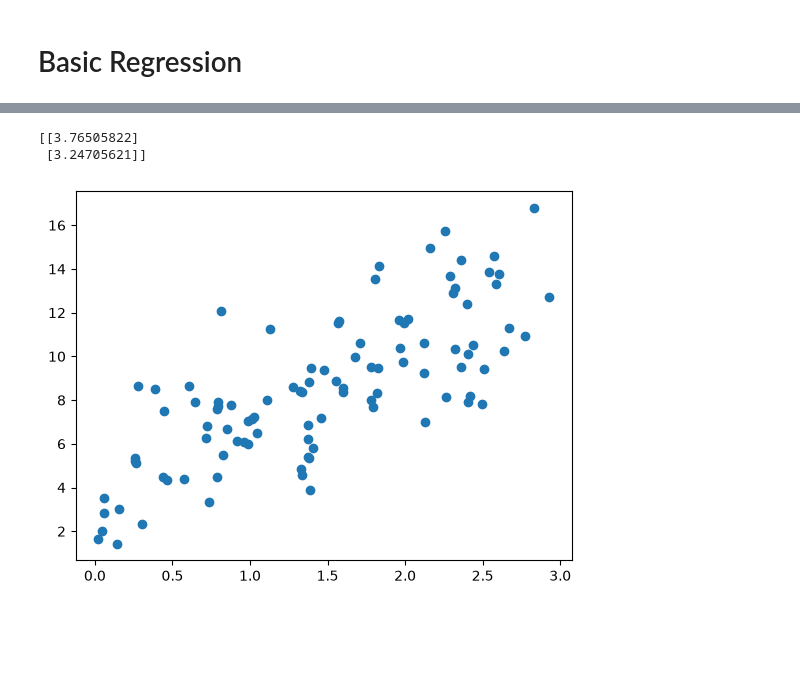
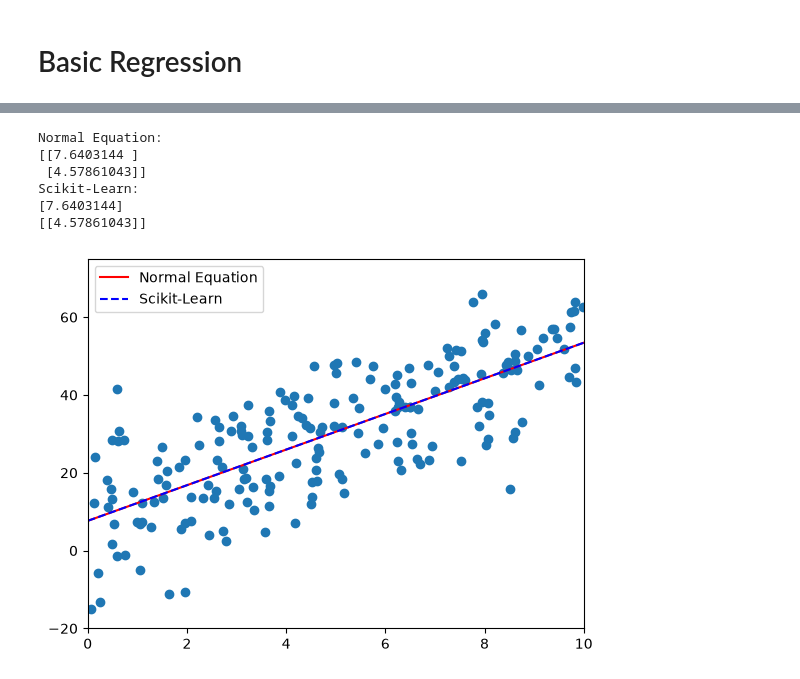
Before and after one commit to Raymon-Watson/Machine-Learning--Notes, a Jupyter notebook: ML-Notes/Basic_Regression.ipynb, the cells around one changed output, grey strips where cells are left out. Cells and saved outputs as stored; diff of their text form; code cells hidden in the pictures; blank space fills up the shorter version.

Commit message:
updated regression notes

```diff
--- a/ML-Notes/Basic_Regression.ipynb
+++ b/ML-Notes/Basic_Regression.ipynb
@@ -34,23 +27,47 @@ Here we give a brief example of how this works on data:
 # %%
-Xmax = 3       # Maximum X value
-intercept = 4  # intercept of slope
-slope = 3      # gradient of slope
-randScale = 2  # scale of random data
+Xmax = 10       # Maximum X value
+intercept = 5  # intercept of slope
+slope = 5      # gradient of slope
+randScale = 10  # scale of random data
+num_data = 200
 
 # Generate Data
-X = Xmax * np.random.rand(100, 1)
-y = intercept + slope * X + randScale * np.random.randn(100,1)
+X = Xmax * np.random.rand(num_data, 1)
+y = intercept + slope * X + randScale * np.random.randn(num_data,1)
 
 # Normal Equation
-X_b = np.c_[np.ones((100, 1)), X] # adds x0 = 1 to each data point
+X_b = np.c_[np.ones((num_data, 1)), X] # adds x0 = 1 to each data point
 theta_best = np.linalg.inv(X_b.T.dot(X_b)).dot(X_b.T).dot(y)
+print("Normal Equation:")
 print(theta_best)
+
+# Predictions using our Normal Equation:
+X_new = np.array([[0], [Xmax]])
+X_new_b = np.c_[np.ones((2,1)), X_new]
+y_predict = X_new_b.dot(theta_best)
+
+
+# Alternatively, we can use Scikit-Learn's Linear Regression model:
+from sklearn.linear_model import LinearRegression
+lin_reg = LinearRegression()
+lin_reg.fit(X, y)
+y_sklearn_predict = lin_reg.predict(X_new)
+print("Scikit-Learn:")
+print(lin_reg.intercept_)
+print(lin_reg.coef_)
 
 # Plot data and linear fit
 plt.scatter(X,y)
-plt.plot
+plt.plot(X_new, y_predict, "r-", label="Normal Equation")
+plt.plot(X_new, y_sklearn_predict,"b--", label="Scikit-Learn")
+plt.axis([0, Xmax, -2*randScale, Xmax*slope + intercept + 2*randScale])
+plt.legend()
 plt.show()
 # %% [output]
-[[3.76505822]
- [3.24705621]]
+Normal Equation:
+[[7.6403144 ]
+ [4.57861043]]
+Scikit-Learn:
+[7.6403144]
+[[4.57861043]]
-[figure, old version]
+[figure, new version]
```
Also changed, not shown: parts of 5 cells of this notebook.
